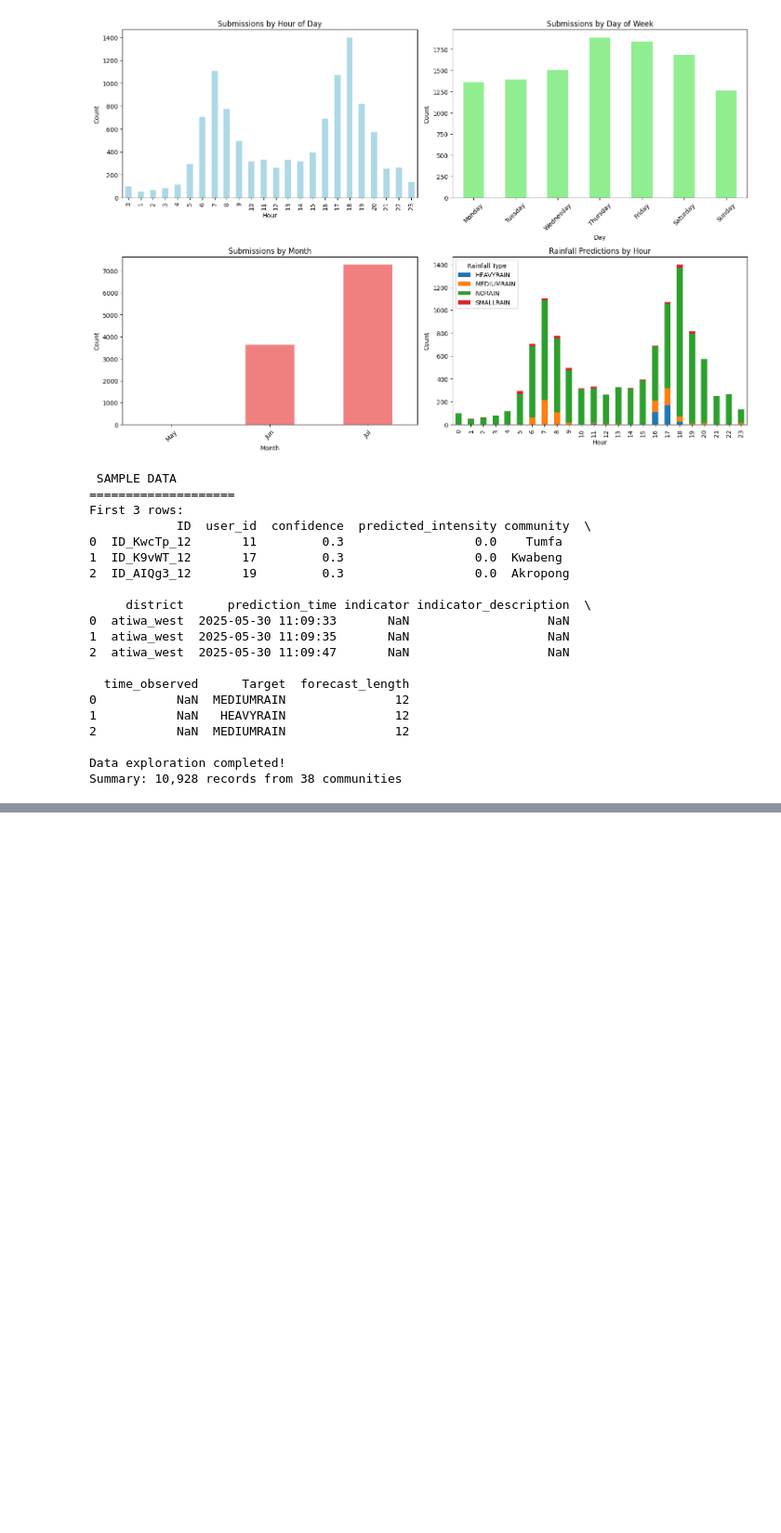
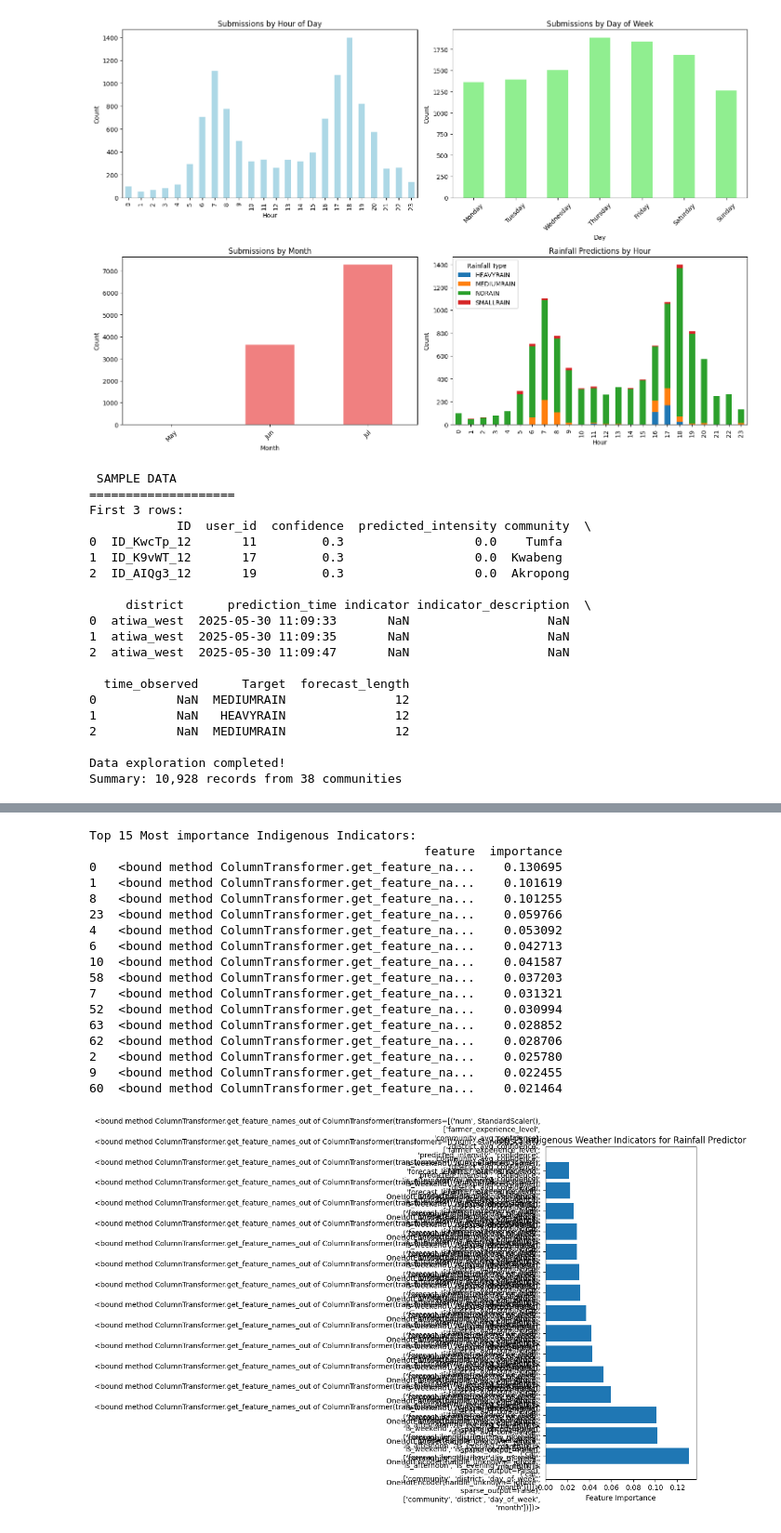
Before and after one commit to Queenzy-Ongeye/GhanaRainfallPredictor, a Jupyter notebook: src/notebooks/01_preprocess_data.ipynb, the cells around one changed output, grey strips where cells are left out. Shown at 93% size. Cells and saved outputs as stored; diff of their text form; code cells hidden in the pictures; blank space fills up the shorter version.

```diff
--- a/src/notebooks/01_preprocess_data.ipynb
+++ b/src/notebooks/01_preprocess_data.ipynb
@@ -72,7 +72,7 @@ Data exploration completed!
 Summary: 10,928 records from 38 communities
 # %%
 # 3. Preprocess the data
-predictor_class.preprocess_data(df)
+processed_df = predictor_class.preprocess_data(df)
 # %% [output]
 === Preprocess Ghana Rainfall Data ===
 Dropping indicator:  95.4% missing values
@@ -99,0 +84,3 @@ preprocessor = predictor_class.create_preprocessing_pipeline()
+# %%
+# Preparing feature and target
+X, y = predictor_class.prepare_features_and_target(processed_df, target_column= 'Target')
@@ -99,0 +107,3 @@ preprocessor = predictor_class.create_preprocessing_pipeline()
+# %%
+# Train Model (without SMOTE)
+model, preprocessor = predictor_class.train_model(X, y, use_smote = False)
@@ -99,0 +130,22 @@ preprocessor = predictor_class.create_preprocessing_pipeline()
+# %%
+# Analysing feature importance
+importance_df = predictor_class.analyze_feature_importance(model)
+# %% [output]
+Top 15 Most importance Indigenous Indicators:
+                                              feature  importance
+0   <bound method ColumnTransformer.get_feature_na...    0.130695
+1   <bound method ColumnTransformer.get_feature_na...    0.101619
+8   <bound method ColumnTransformer.get_feature_na...    0.101255
+23  <bound method ColumnTransformer.get_feature_na...    0.059766
+4   <bound method ColumnTransformer.get_feature_na...    0.053092
+6   <bound method ColumnTransformer.get_feature_na...    0.042713
+10  <bound method ColumnTransformer.get_feature_na...    0.041587
+58  <bound method ColumnTransformer.get_feature_na...    0.037203
+7   <bound method ColumnTransformer.get_feature_na...    0.031321
+52  <bound method ColumnTransformer.get_feature_na...    0.030994
+63  <bound method ColumnTransformer.get_feature_na...    0.028852
+62  <bound method ColumnTransformer.get_feature_na...    0.028706
+2   <bound method ColumnTransformer.get_feature_na...    0.025780
+9   <bound method ColumnTransformer.get_feature_na...    0.022455
+60  <bound method ColumnTransformer.get_feature_na...    0.021464
+[figure, added]
```
Also changed, not shown: parts of 10 cells of this notebook, 1 other file.
